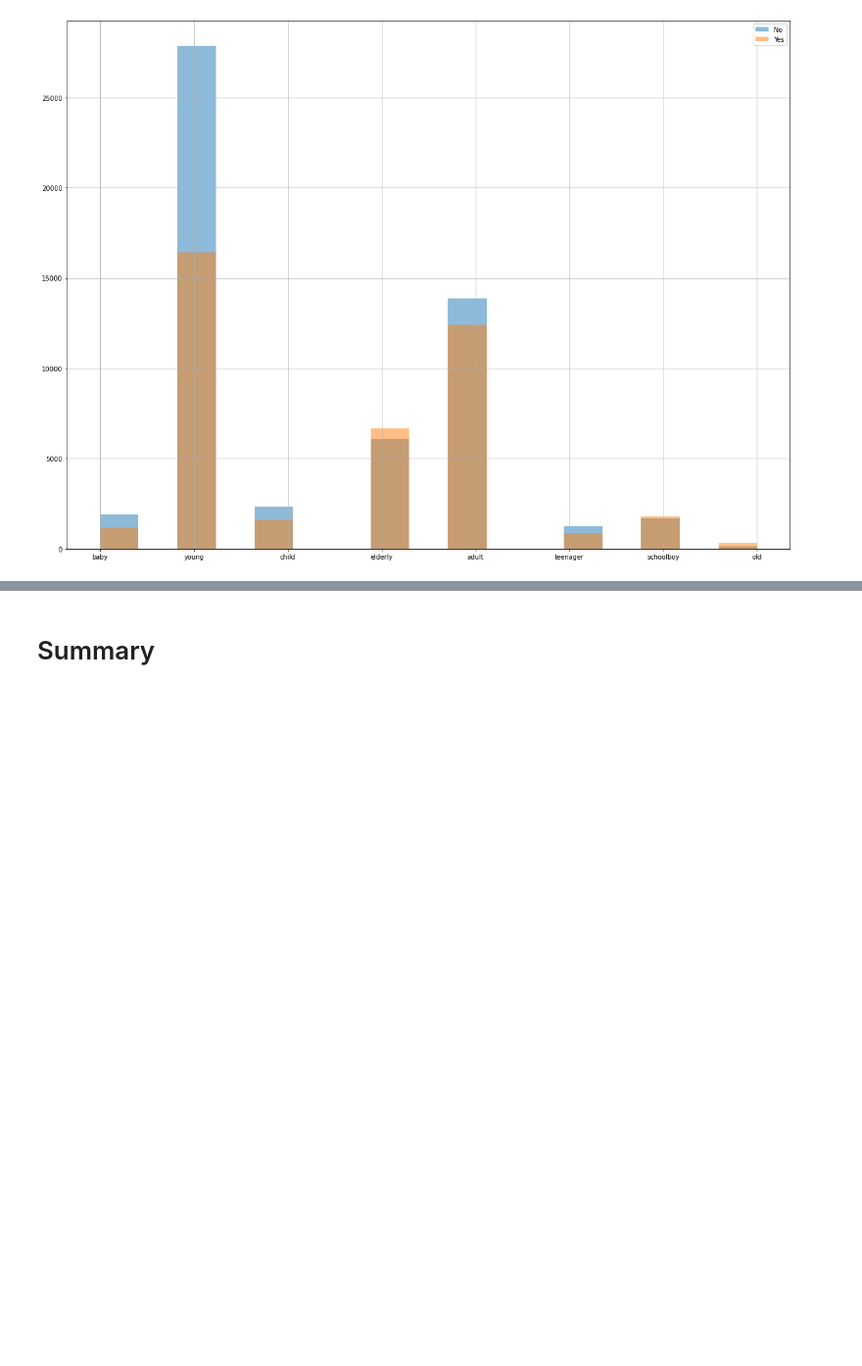
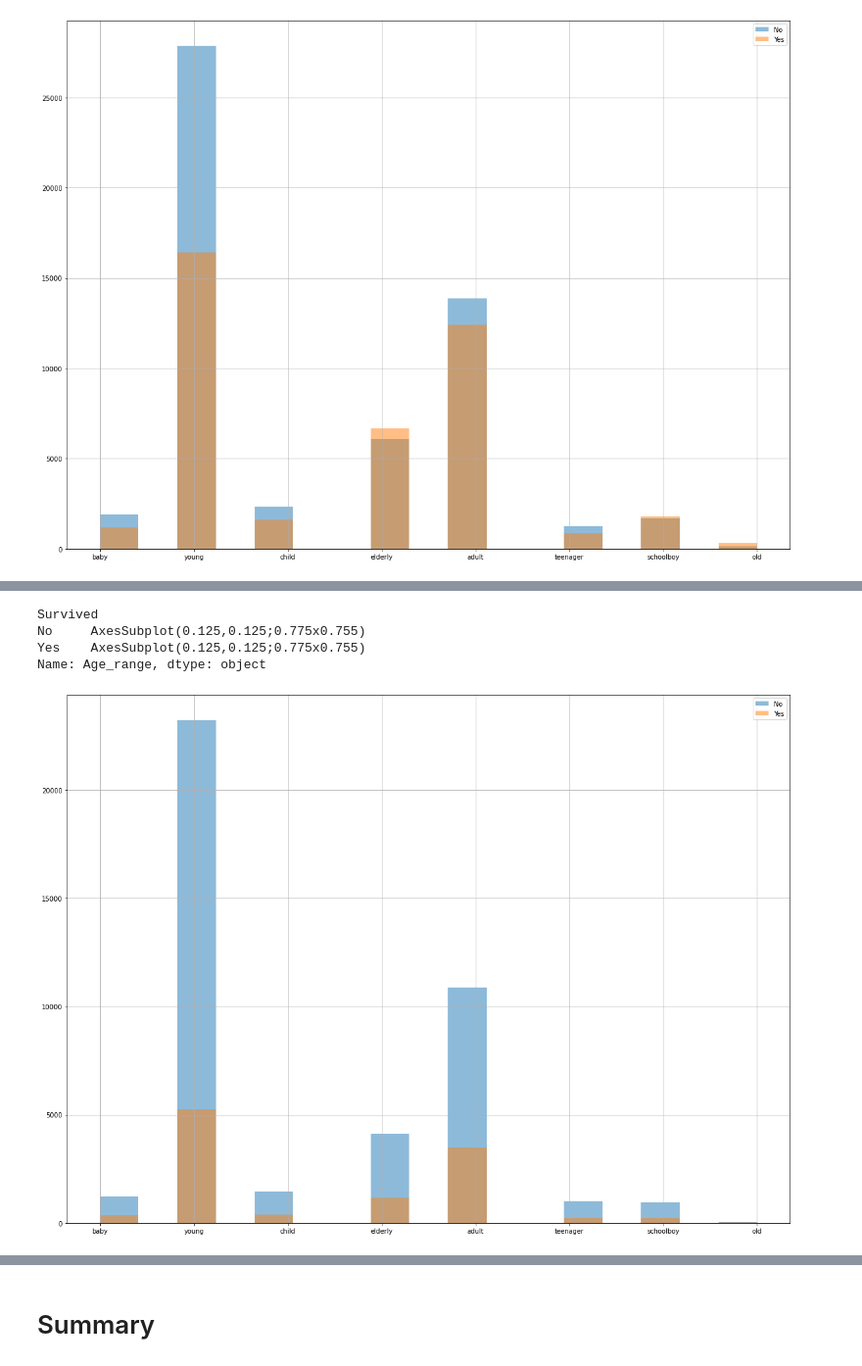
Before and after one commit to Anetta314159/2_data_exploration, a Jupyter notebook: eda.ipynb, the cells around one changed output, grey strips where cells are left out. Shown at 98% size. Saved outputs shown, nothing was run; the diff lists cells and outputs as text; code cells hidden in the pictures; blank space fills up the shorter version.

```diff
--- a/eda.ipynb
+++ b/eda.ipynb
@@ -273,3 +273,6 @@ No     AxesSubplot(0.125,0.125;0.775x0.755)
 Yes    AxesSubplot(0.125,0.125;0.775x0.755)
 Name: Age_range, dtype: object
 [figure]
+# %%
+male_data = pass_data.loc[pass_data['Sex'] == 'male'];
+male_data.head()
@@ -275,0 +296,8 @@ Name: Age_range, dtype: object
+# %%
+male_data.groupby('Survived').Age_range.hist(figsize=(20,15),legend=True, alpha=0.5, bins=17)
+# %% [output]
+Survived
+No     AxesSubplot(0.125,0.125;0.775x0.755)
+Yes    AxesSubplot(0.125,0.125;0.775x0.755)
+Name: Age_range, dtype: object
+[figure, added]
```
Also changed, not shown: parts of 10 cells of this notebook.
